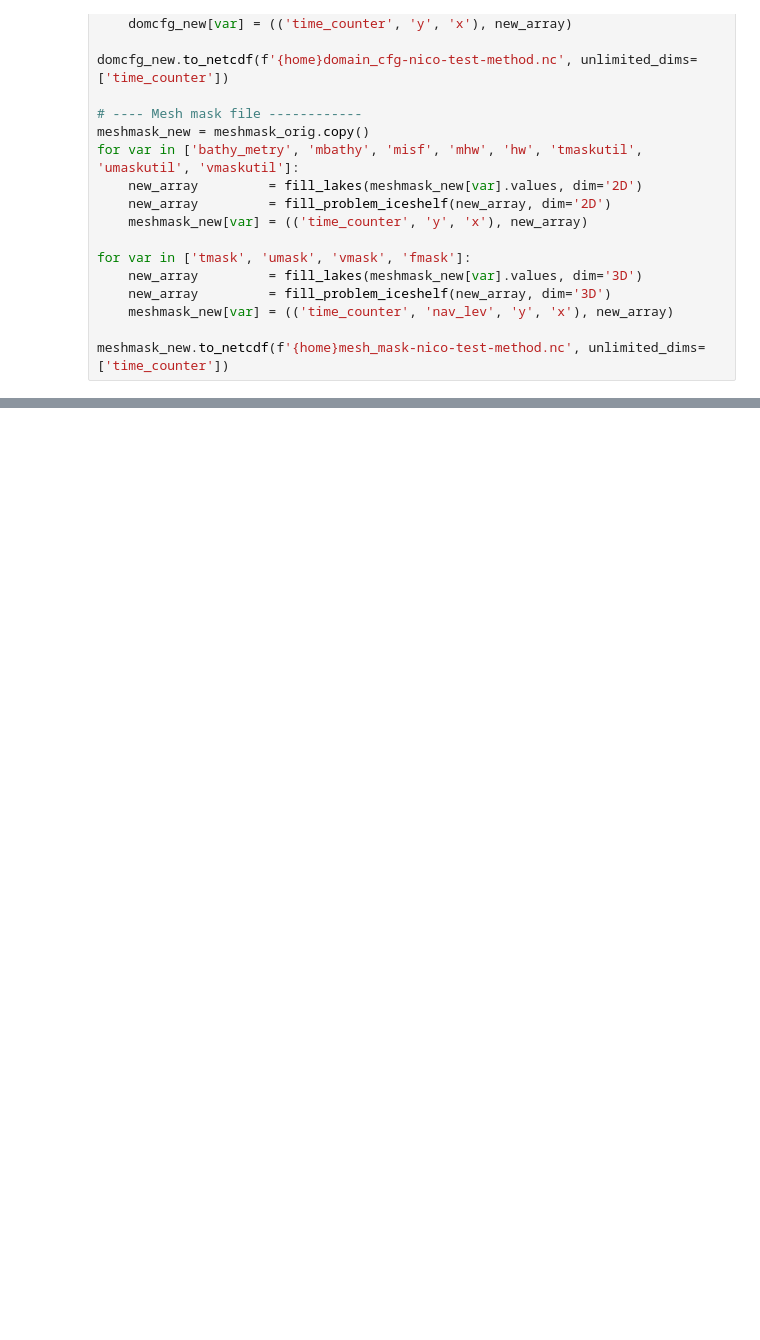
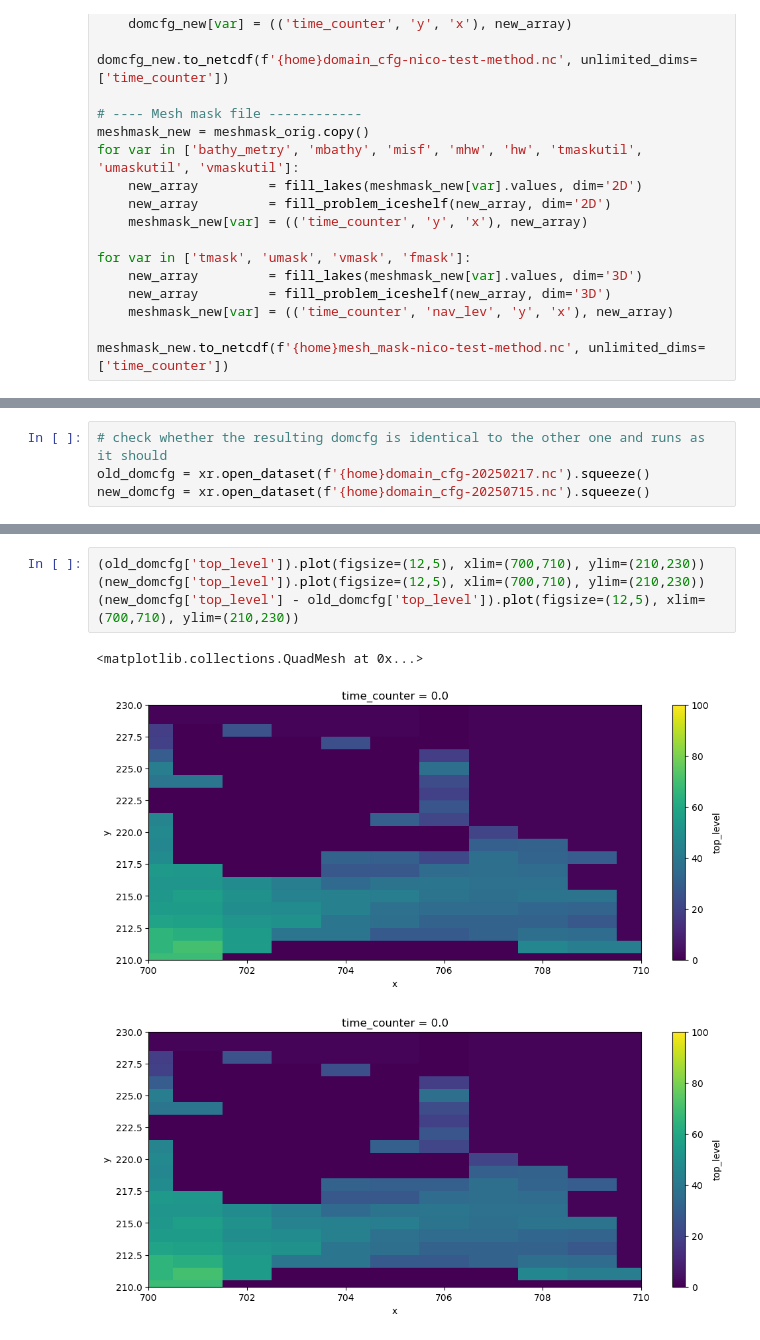
Before and after one commit to brogalla/analysis-birgal, a Jupyter notebook: nemo_config_setup/trouble-shooting/domcfg-processing.ipynb, the cells around one changed output, grey strips where cells are left out. Cells and saved outputs as stored; diff of their text form; blank space fills up the shorter version.

```diff
--- a/nemo_config_setup/trouble-shooting/domcfg-processing.ipynb
+++ b/nemo_config_setup/trouble-shooting/domcfg-processing.ipynb
@@ -72,0 +98,4 @@ meshmask_new.to_netcdf(f'{home}mesh_mask-nico-test-method.nc', unlimited_dims=['
+# %%
+# check whether the resulting domcfg is identical to the other one and runs as it should
+old_domcfg = xr.open_dataset(f'{home}domain_cfg-20250217.nc').squeeze()
+new_domcfg = xr.open_dataset(f'{home}domain_cfg-20250715.nc').squeeze()
@@ -72,0 +130,8 @@ meshmask_new.to_netcdf(f'{home}mesh_mask-nico-test-method.nc', unlimited_dims=['
+# %%
+(old_domcfg['top_level']).plot(figsize=(12,5), xlim=(700,710), ylim=(210,230))
+(new_domcfg['top_level']).plot(figsize=(12,5), xlim=(700,710), ylim=(210,230))
+(new_domcfg['top_level'] - old_domcfg['top_level']).plot(figsize=(12,5), xlim=(700,710), ylim=(210,230))
+# %% [output]
+<matplotlib.collections.QuadMesh at 0x...>
+[figure, added]
+[figure, added]
```
Also changed, not shown: parts of 9 cells of this notebook.
